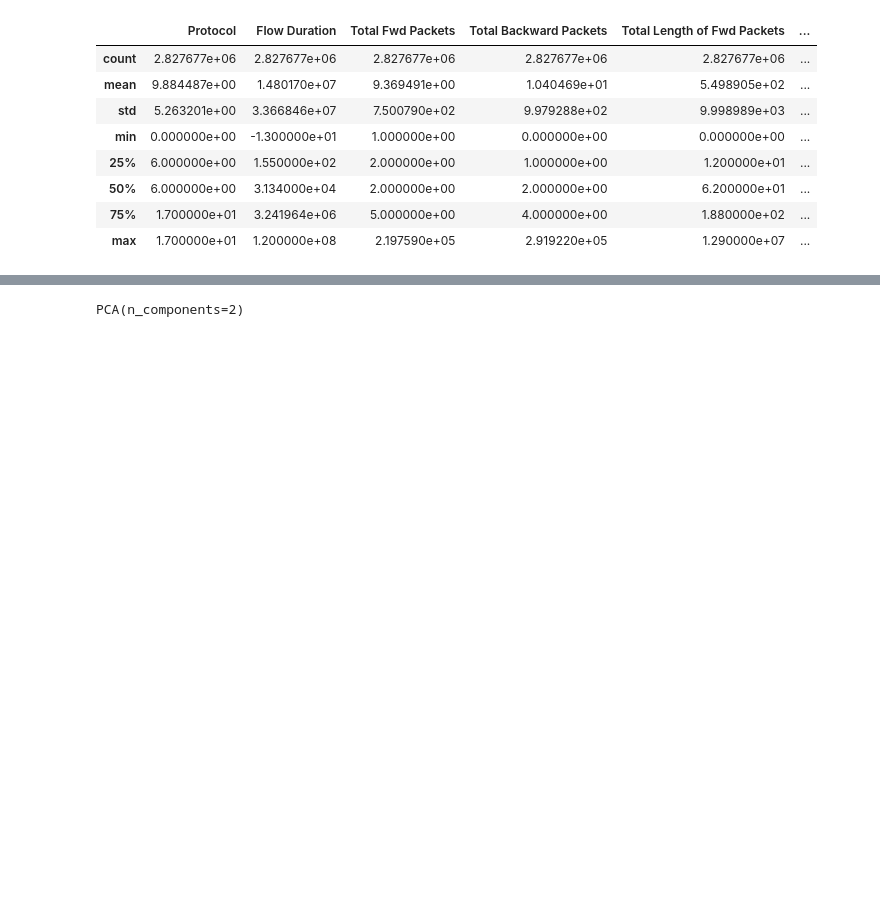
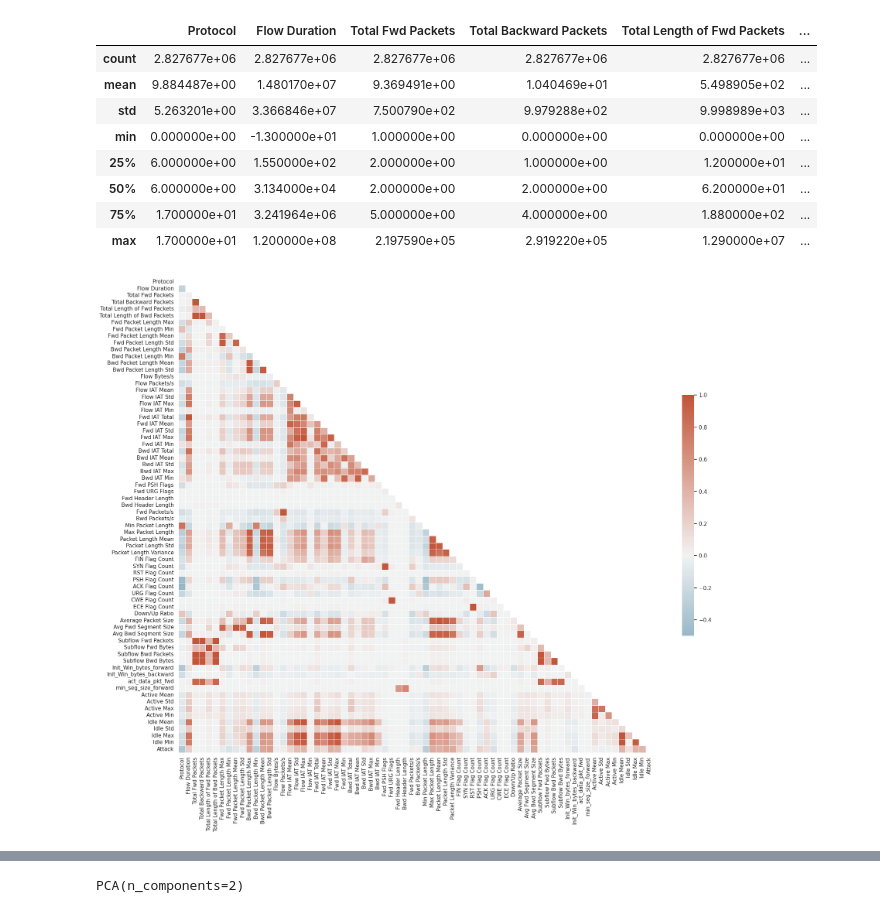
Before and after one commit to ludotosk/tesi, a Jupyter notebook: cicids/analyzing.ipynb, the cells around one changed output, grey strips where cells are left out. Drawn from its saved outputs; the diff is of its cells as text; code cells hidden in the pictures; blank space fills up the shorter version.

```diff
--- a/cicids/analyzing.ipynb
+++ b/cicids/analyzing.ipynb
@@ -25,3 +26,7 @@ ds.describe()
 | 50% | 6.000000e+00 | 3.134000e+04 | 2.000000e+00 | 2.000000e+00 | 6.200000e+01 | ... |
 | 75% | 1.700000e+01 | 3.241964e+06 | 5.000000e+00 | 4.000000e+00 | 1.880000e+02 | ... |
 | max | 1.700000e+01 | 1.200000e+08 | 2.197590e+05 | 2.919220e+05 | 1.290000e+07 | ... |
+# %%
+show_corr_matrix(ds)
+# %% [output]
+[figure, added]
```
Also changed, not shown: parts of 4 cells of this notebook, 5 other files.
